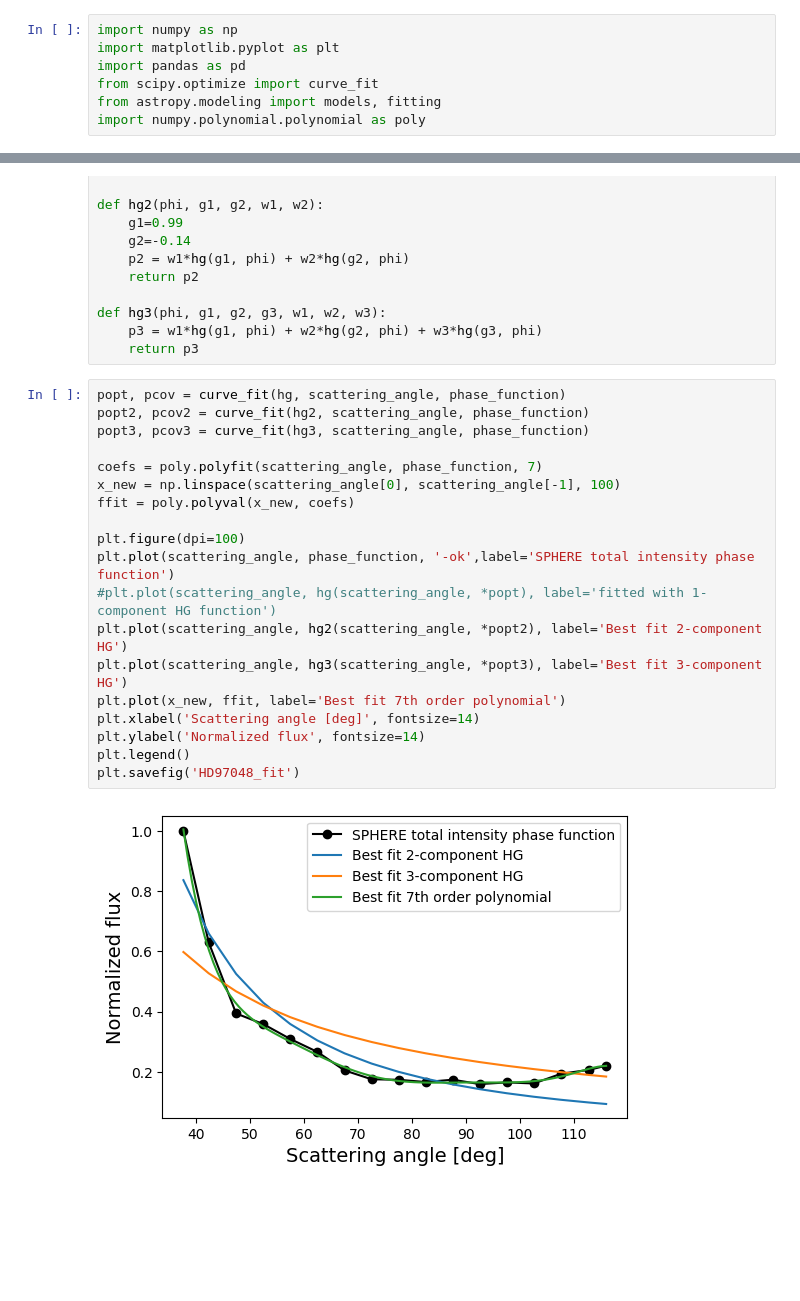
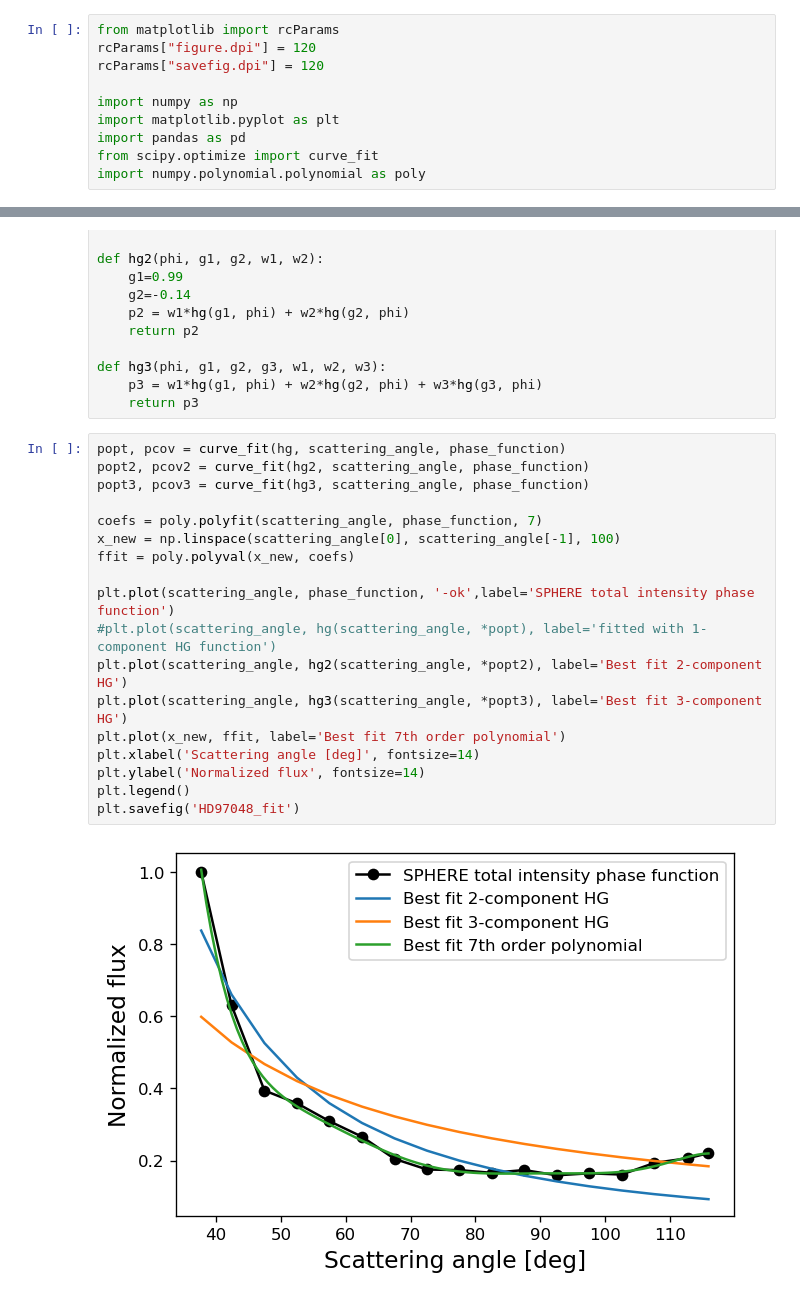
Before and after one commit to ruoyanwangdr/Cataloging-and-Visualizing-Cradles-of-Planet-Formation, a Jupyter notebook: diskmodel/disk_model_curve_fitting.ipynb, the cells around one changed output, grey strips where cells are left out. Drawn from its saved outputs; the diff is of its cells as text; blank space fills up the shorter version.

```diff
--- a/diskmodel/disk_model_curve_fitting.ipynb
+++ b/diskmodel/disk_model_curve_fitting.ipynb
@@ -1,9 +1,12 @@
 # %%
+from matplotlib import rcParams
+rcParams["figure.dpi"] = 120
+rcParams["savefig.dpi"] = 120
+
 import numpy as np
 import matplotlib.pyplot as plt
 import pandas as pd
 from scipy.optimize import curve_fit
-from astropy.modeling import models, fitting
 import numpy.polynomial.polynomial as poly
 # %%
 param_hd97048 = ['scattering_angle', 'polarized_phase_function',
@@ -42,24 +44,23 @@ def hg3(phi, g1, g2, g3, w1, w2, w3):
 # %%
 popt, pcov = curve_fit(hg, scattering_angle, phase_function)
 popt2, pcov2 = curve_fit(hg2, scattering_angle, phase_function)
 popt3, pcov3 = curve_fit(hg3, scattering_angle, phase_function)
 
 coefs = poly.polyfit(scattering_angle, phase_function, 7)
 x_new = np.linspace(scattering_angle[0], scattering_angle[-1], 100)
 ffit = poly.polyval(x_new, coefs)
 
-plt.figure(dpi=100)
 plt.plot(scattering_angle, phase_function, '-ok',label='SPHERE total intensity phase function')
 #plt.plot(scattering_angle, hg(scattering_angle, *popt), label='fitted with 1-component HG function')
 plt.plot(scattering_angle, hg2(scattering_angle, *popt2), label='Best fit 2-component HG')
 plt.plot(scattering_angle, hg3(scattering_angle, *popt3), label='Best fit 3-component HG')
 plt.plot(x_new, ffit, label='Best fit 7th order polynomial')
 plt.xlabel('Scattering angle [deg]', fontsize=14)
 plt.ylabel('Normalized flux', fontsize=14)
 plt.legend()
 plt.savefig('HD97048_fit')
 # %% [output]
-[figure, old version]
+[figure, new version]
 # %%
 param_bcca = ['scattering_angle_bcca', 'z_11', 'z_12', 'z_22', 'z_33', 'z_34', 'z_44']
 param_bpca = ['scattering_angle_bpca', 'z_11', 'z_12', 'z_22', 'z_33', 'z_34', 'z_44']
```
Also changed, not shown: parts of 11 cells of this notebook, 2 other files.
